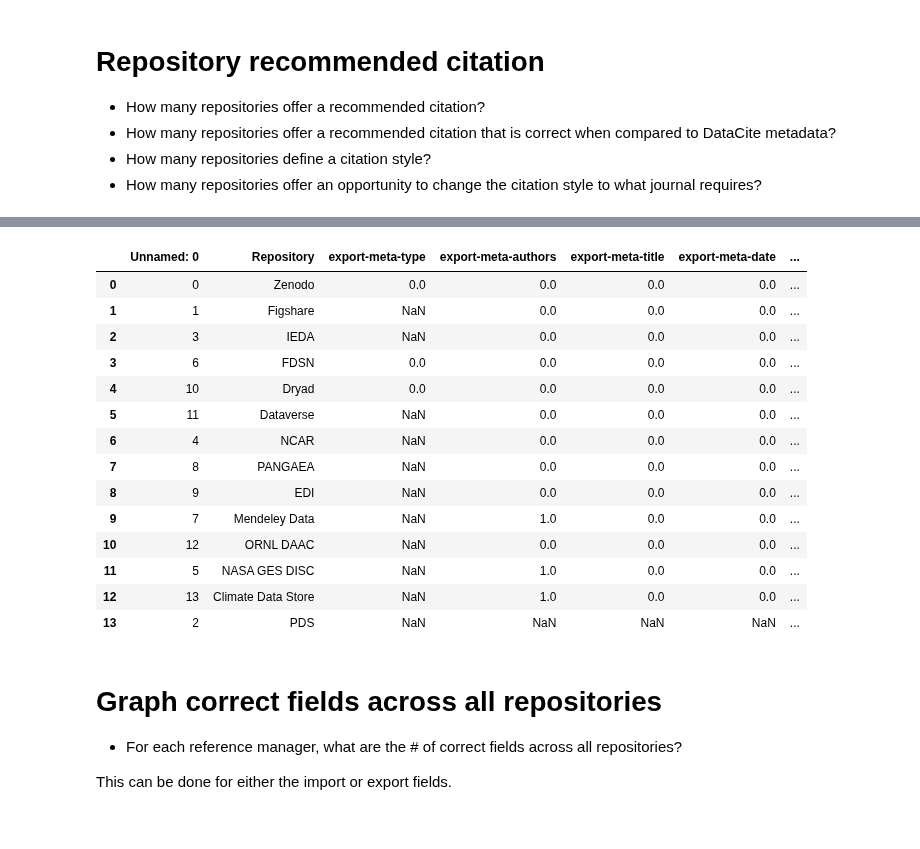
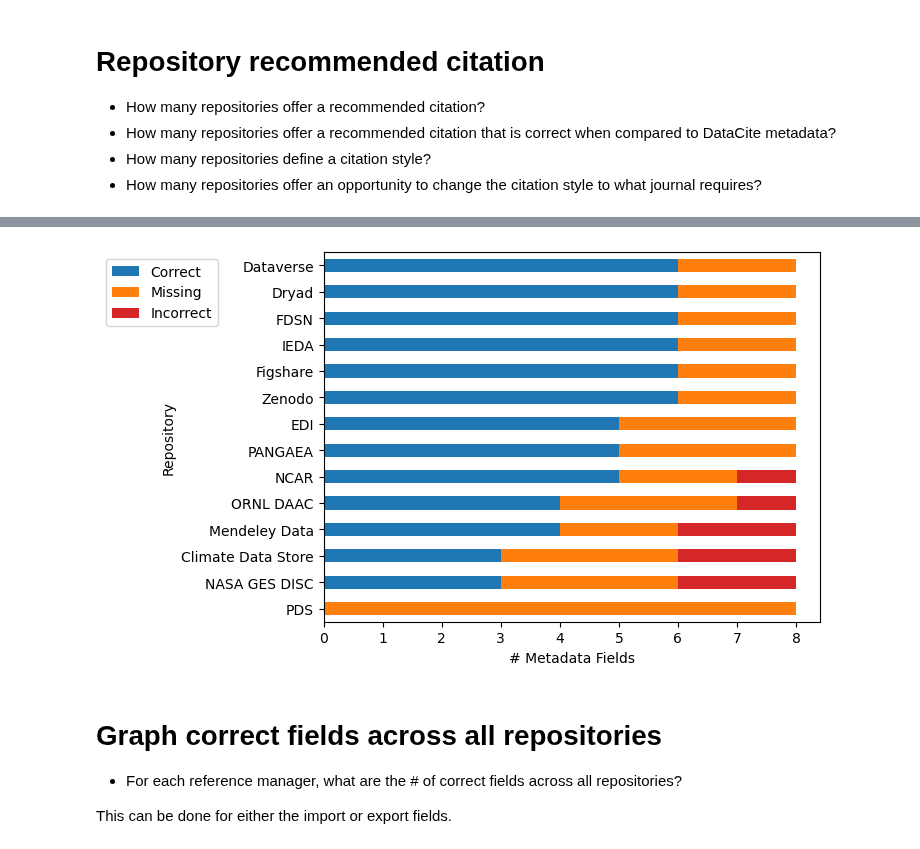
Before and after one commit to kvrouwenvelder/reference-manager-analysis, a Jupyter notebook: reference-manager-citations-ESIP.ipynb, the cells around one changed output, grey strips where cells are left out. Saved outputs shown, nothing was run; the diff lists cells and outputs as text; code cells hidden in the pictures.

```diff
--- a/reference-manager-citations-ESIP.ipynb
+++ b/reference-manager-citations-ESIP.ipynb
@@ -197,18 +198,0 @@ KeyError: 'Citation-style'
-# %%
-repo_recommended_citation
-# %% [output]
-|  | Unnamed: 0 | Repository | export-meta-type | export-meta-authors | export-meta-title | export-meta-date | ... |
-| 0 | 0 | Zenodo | 0.0 | 0.0 | 0.0 | 0.0 | ... |
-| 1 | 1 | Figshare | NaN | 0.0 | 0.0 | 0.0 | ... |
-| 2 | 3 | IEDA | NaN | 0.0 | 0.0 | 0.0 | ... |
-| 3 | 6 | FDSN | 0.0 | 0.0 | 0.0 | 0.0 | ... |
-| 4 | 10 | Dryad | 0.0 | 0.0 | 0.0 | 0.0 | ... |
-| 5 | 11 | Dataverse | NaN | 0.0 | 0.0 | 0.0 | ... |
-| 6 | 4 | NCAR | NaN | 0.0 | 0.0 | 0.0 | ... |
-| 7 | 8 | PANGAEA | NaN | 0.0 | 0.0 | 0.0 | ... |
-| 8 | 9 | EDI | NaN | 0.0 | 0.0 | 0.0 | ... |
-| 9 | 7 | Mendeley Data | NaN | 1.0 | 0.0 | 0.0 | ... |
-| 10 | 12 | ORNL DAAC | NaN | 0.0 | 0.0 | 0.0 | ... |
-| 11 | 5 | NASA GES DISC | NaN | 1.0 | 0.0 | 0.0 | ... |
-| 12 | 13 | Climate Data Store | NaN | 1.0 | 0.0 | 0.0 | ... |
-| 13 | 2 | PDS | NaN | NaN | NaN | NaN | ... |
@@ -232,3 +199,22 @@ fig.savefig((filepath+filename+filename2+'_horiz'+'.png'),dpi=300,bbox_inches='t
+# %%
+# Horizonal bar graph of repository recommended citation
+
+## Sort df by most correct fields
+repo_recommended_citation_sort2 = repo_recommended_citation.sort_values(['count_correct_ex'], ascending = True)
+
+# Graph
+ax = repo_recommended_citation_sort2.plot.barh(x = 'Repository', y = ['count_correct_ex','count_missing_ex','count_incorrect_ex'], stacked = True, label = ['Correct', 'Missing','Incorrect'],
+                                            color = ['tab:blue','tab:orange','tab:red'])
+plt.xlabel('# Metadata Fields')
+#ax.legend(loc = 'upper right',framealpha=1)
+ax.legend(bbox_to_anchor = (-0.2, 1))
+
+plt.show()
+
+# Save fig
+fig.savefig((filepath+filename+filename2+'_horiz'+'.png'),dpi=300,bbox_inches='tight')
+# %% [output]
+[figure, added]
 # %% [markdown]
 # Graph correct fields across all repositories
 * For each reference manager, what are the # of correct fields across all repositories?
```
Also changed, not shown: parts of 12 cells of this notebook.
